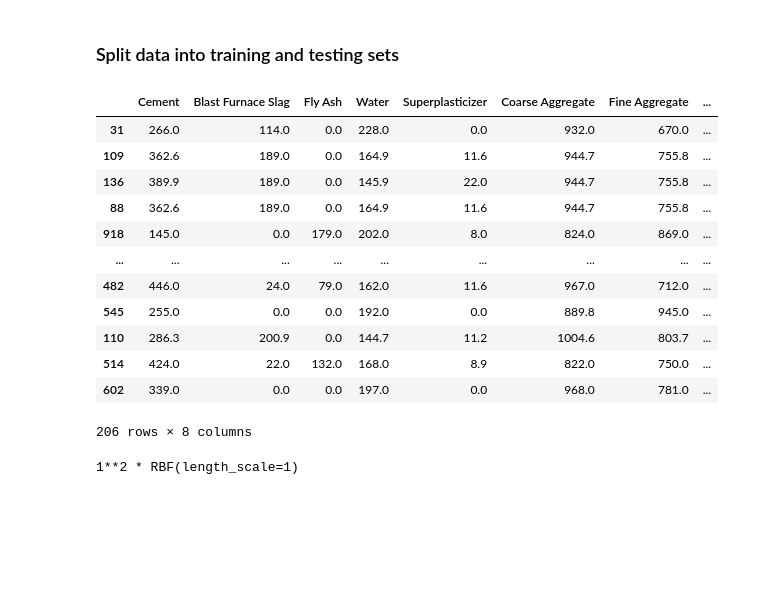
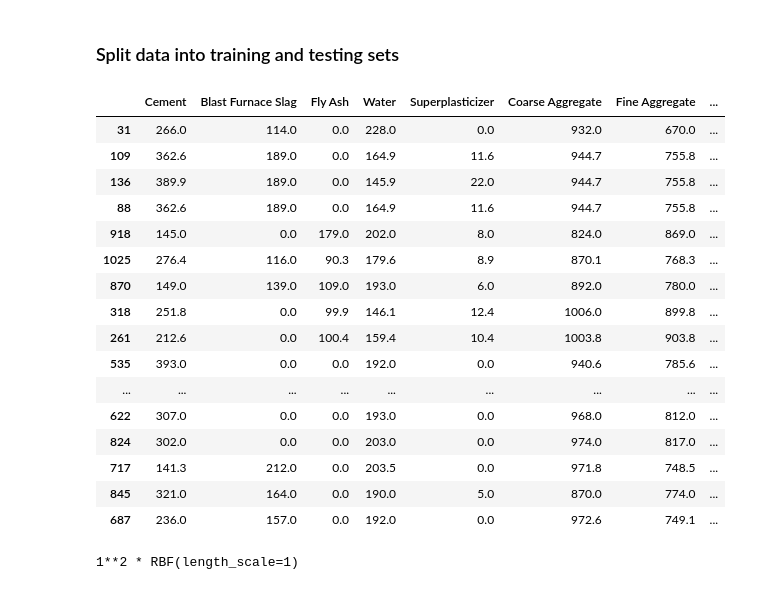
Before and after one commit to Suraj6E/ModelOptimization, a Jupyter notebook: Regression.ipynb, the cells around one changed output. Cells and saved outputs as stored; diff of their text form; code cells hidden in the pictures; blank space fills up the shorter version.

Commit message:
lower sample size and removed confidence area and errorbar

```diff
--- a/Regression.ipynb
+++ b/Regression.ipynb
@@ -190,25 +190,29 @@ high_correlation_features
 # %%
 # X = df_filtered
 # X = df_filtered.values
 # y = y.values
 # X_plot = X_plot.values
-X_train, X_test, y_train, y_test = train_test_split(X, y, test_size=0.2, random_state=42)
+X_train, X_test, y_train, y_test = train_test_split(X, y, test_size=0.05, random_state=42)
 
 X_test
 # %% [output]
 |  | Cement | Blast Furnace Slag | Fly Ash | Water | Superplasticizer | Coarse Aggregate | Fine Aggregate | ... |
 | 31 | 266.0 | 114.0 | 0.0 | 228.0 | 0.0 | 932.0 | 670.0 | ... |
 | 109 | 362.6 | 189.0 | 0.0 | 164.9 | 11.6 | 944.7 | 755.8 | ... |
 | 136 | 389.9 | 189.0 | 0.0 | 145.9 | 22.0 | 944.7 | 755.8 | ... |
 | 88 | 362.6 | 189.0 | 0.0 | 164.9 | 11.6 | 944.7 | 755.8 | ... |
 | 918 | 145.0 | 0.0 | 179.0 | 202.0 | 8.0 | 824.0 | 869.0 | ... |
+| 1025 | 276.4 | 116.0 | 90.3 | 179.6 | 8.9 | 870.1 | 768.3 | ... |
+| 870 | 149.0 | 139.0 | 109.0 | 193.0 | 6.0 | 892.0 | 780.0 | ... |
+| 318 | 251.8 | 0.0 | 99.9 | 146.1 | 12.4 | 1006.0 | 899.8 | ... |
+| 261 | 212.6 | 0.0 | 100.4 | 159.4 | 10.4 | 1003.8 | 903.8 | ... |
+| 535 | 393.0 | 0.0 | 0.0 | 192.0 | 0.0 | 940.6 | 785.6 | ... |
 | ... | ... | ... | ... | ... | ... | ... | ... | ... |
-| 482 | 446.0 | 24.0 | 79.0 | 162.0 | 11.6 | 967.0 | 712.0 | ... |
-| 545 | 255.0 | 0.0 | 0.0 | 192.0 | 0.0 | 889.8 | 945.0 | ... |
-| 110 | 286.3 | 200.9 | 0.0 | 144.7 | 11.2 | 1004.6 | 803.7 | ... |
-| 514 | 424.0 | 22.0 | 132.0 | 168.0 | 8.9 | 822.0 | 750.0 | ... |
-| 602 | 339.0 | 0.0 | 0.0 | 197.0 | 0.0 | 968.0 | 781.0 | ... |
+| 622 | 307.0 | 0.0 | 0.0 | 193.0 | 0.0 | 968.0 | 812.0 | ... |
+| 824 | 302.0 | 0.0 | 0.0 | 203.0 | 0.0 | 974.0 | 817.0 | ... |
+| 717 | 141.3 | 212.0 | 0.0 | 203.5 | 0.0 | 971.8 | 748.5 | ... |
+| 845 | 321.0 | 164.0 | 0.0 | 190.0 | 5.0 | 870.0 | 774.0 | ... |
+| 687 | 236.0 | 157.0 | 0.0 | 192.0 | 0.0 | 972.6 | 749.1 | ... |
-206 rows × 8 columns
 # %%
 # X_train
 # y_test.shape
```
Also changed, not shown: parts of 3 cells of this notebook.
